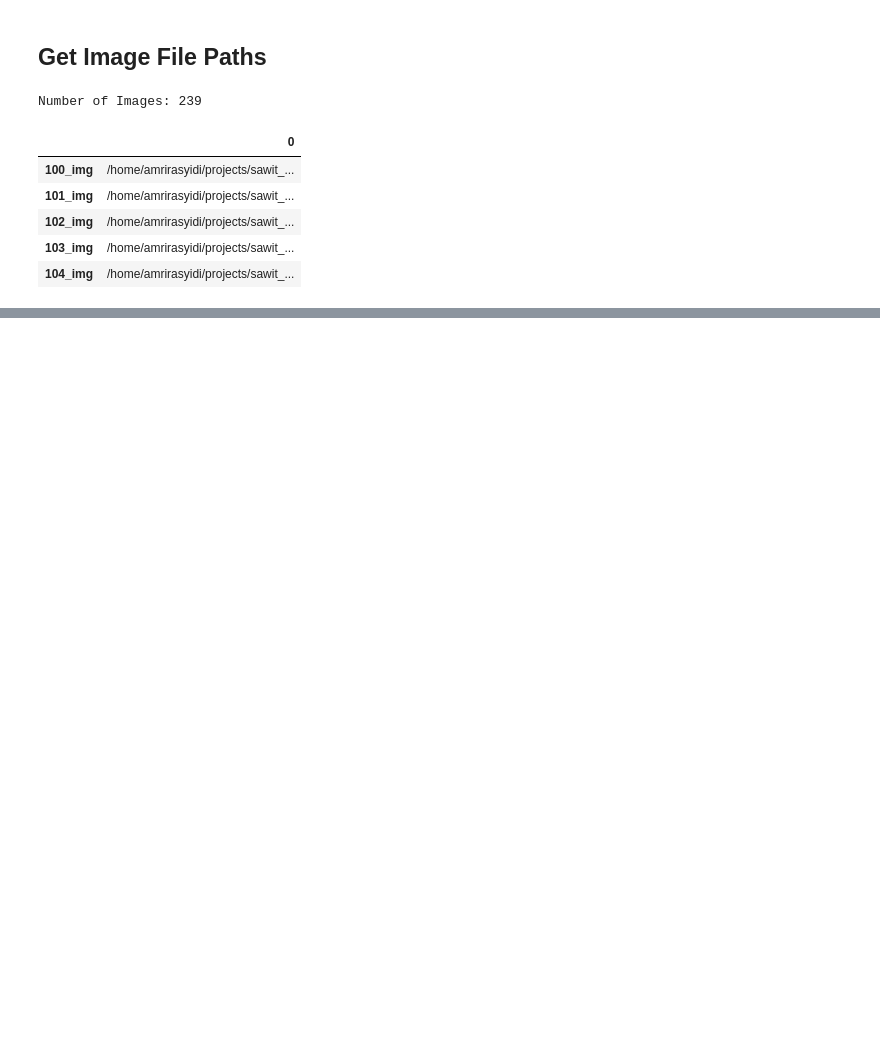
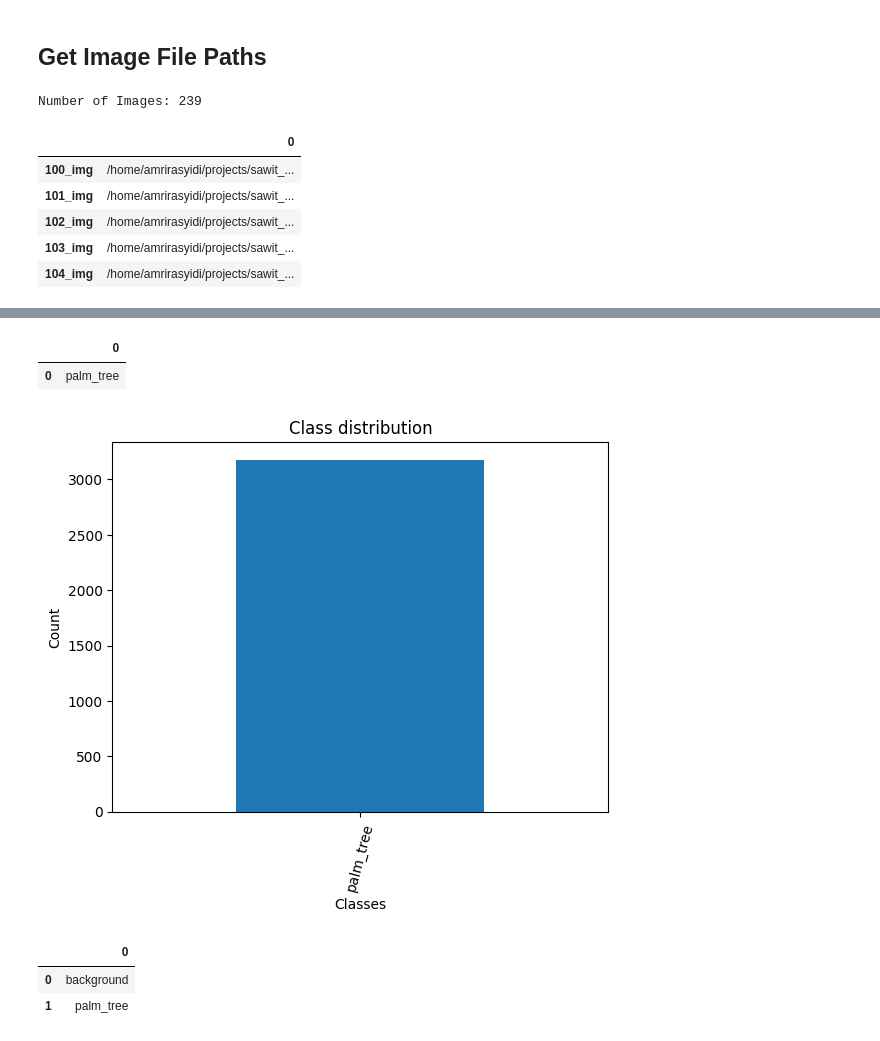
Before and after one commit to amrirasyidi/pytorch_tree_counting, a Jupyter notebook: training.ipynb, the cells around one changed output, grey strips where cells are left out. Saved outputs shown, nothing was run; the diff lists cells and outputs as text; code cells hidden in the pictures; blank space fills up the shorter version.

```diff
--- a/training.ipynb
+++ b/training.ipynb
@@ -409,0 +145,37 @@ UnpicklingError: Failed to interpret file '/home/amrirasyidi/projects/sawit_coun
+# %%
+# Explode the 'shapes' column in the annotation_df dataframe
+# Convert the resulting series to a dataframe and rename the 'shapes' column to 'shapes'
+# Apply the pandas Series function to the 'shapes' column of the dataframe
+shapes_df = annotation_df['shapes'].explode().to_frame().shapes.apply(pd.Series)
+# %%
+# Get a list of unique labels in the 'annotation_df' DataFrame
+class_names = shapes_df['label'].unique().tolist()
+
+# Display labels using a Pandas DataFrame
+pd.DataFrame(class_names)
+# %% [output]
+|  | 0 |
+| 0 | palm_tree |
+# %%
+# Get the number of samples for each object class
+class_counts = shapes_df['label'].value_counts()
+
+# Plot the distribution
+class_counts.plot(kind='bar')
+plt.title('Class distribution')
+plt.ylabel('Count')
+plt.xlabel('Classes')
+plt.xticks(range(len(class_counts.index)), class_names, rotation=75)  # Set the x-axis tick labels
+plt.show()
+# %% [output]
+[figure, added]
+# %%
+# Prepend a `background` class to the list of class names
+class_names = ['background']+class_names
+
+# Display labels using a Pandas DataFrame
+pd.DataFrame(class_names)
+# %% [output]
+|  | 0 |
+| 0 | background |
+| 1 | palm_tree |
```
Also changed, not shown: parts of 37 cells of this notebook.
